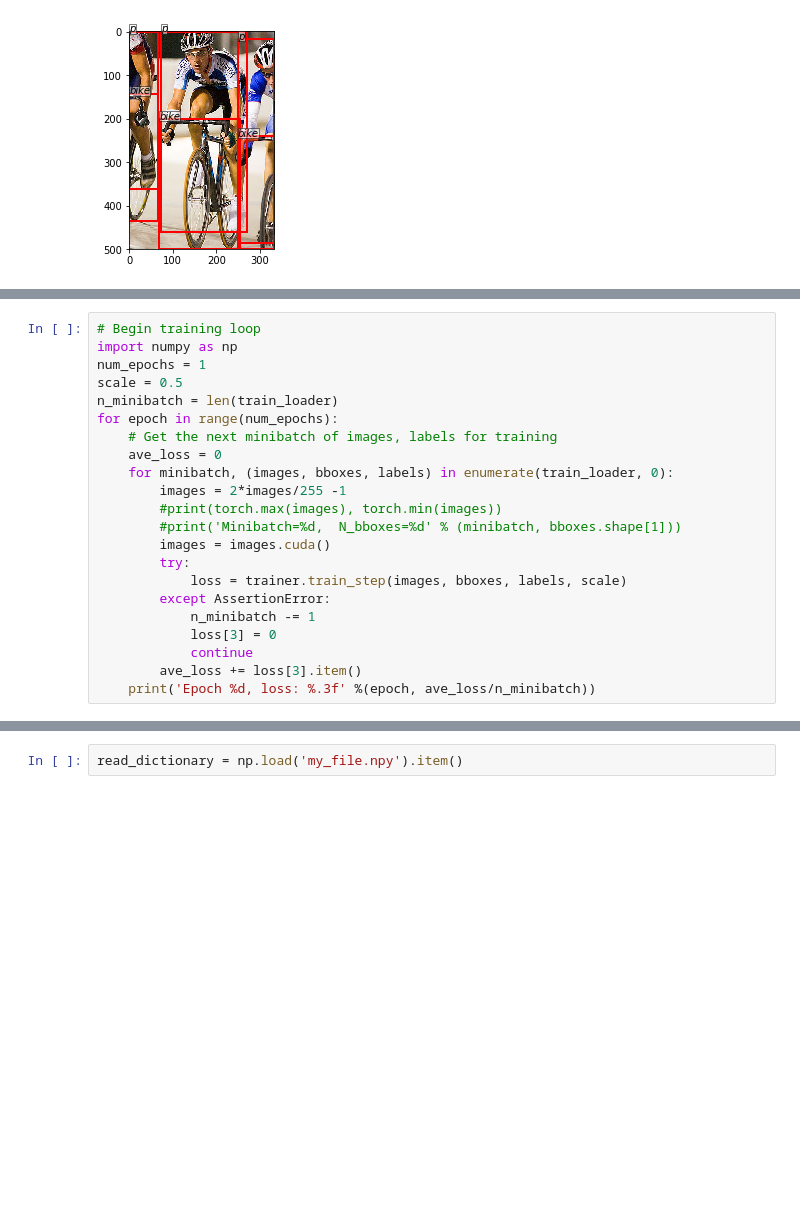
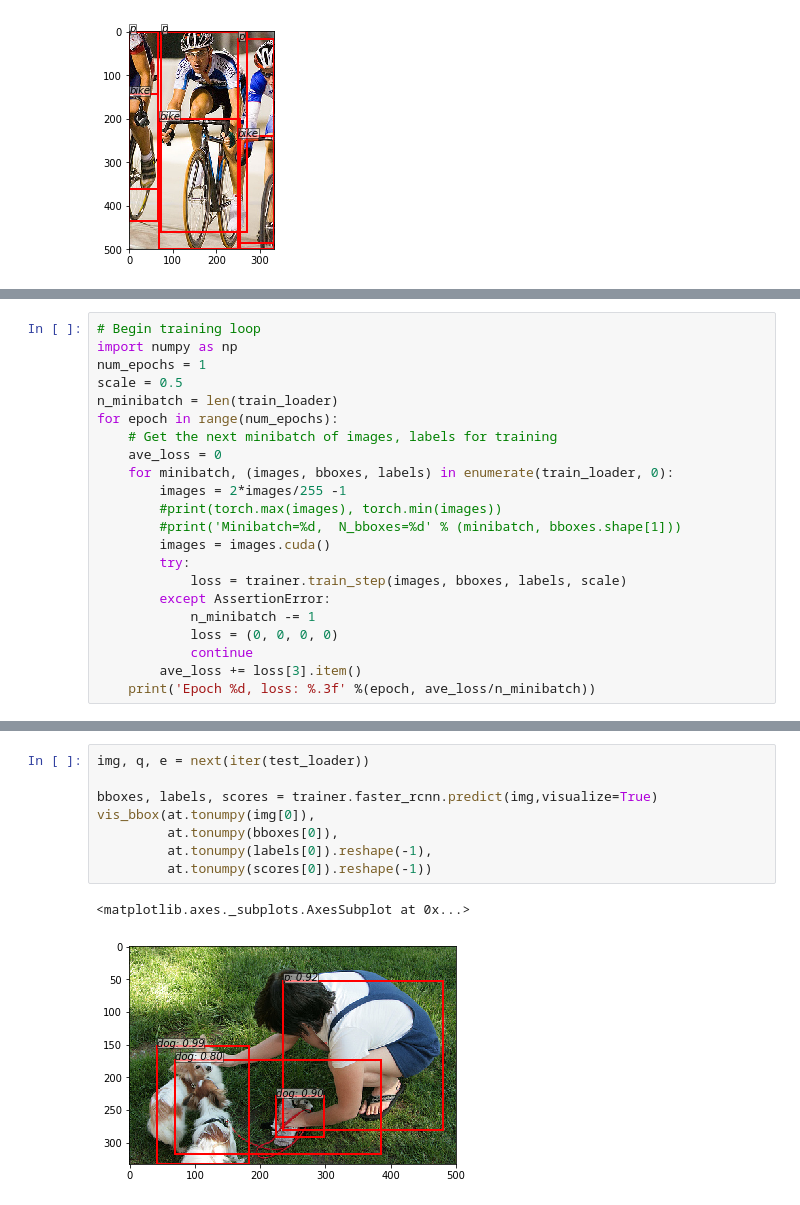
Before and after one commit to JahyaBurke/ECE285_Sauvage_Object_Detection, a Jupyter notebook: RCNN_Model_Training.ipynb, the cells around one changed output, grey strips where cells are left out. Drawn from its saved outputs; the diff is of its cells as text; blank space fills up the shorter version.

Commit message:
re add test file

```diff
--- a/RCNN_Model_Training.ipynb
+++ b/RCNN_Model_Training.ipynb
@@ -82,7 +82,7 @@ for epoch in range(num_epochs):
             loss = trainer.train_step(images, bboxes, labels, scale)
         except AssertionError:
             n_minibatch -= 1
-            loss[3] = 0
+            loss = (0, 0, 0, 0)
             continue
         ave_loss += loss[3].item()
     print('Epoch %d, loss: %.3f' %(epoch, ave_loss/n_minibatch))
@@ -110,2 +111,11 @@ np.save('label_reverse_map.npy', label_reverse_map)
-# %%
-read_dictionary = np.load('my_file.npy').item()
+# %%
+img, q, e = next(iter(test_loader))
+
+bboxes, labels, scores = trainer.faster_rcnn.predict(img,visualize=True)
+vis_bbox(at.tonumpy(img[0]),
+         at.tonumpy(bboxes[0]),
+         at.tonumpy(labels[0]).reshape(-1),
+         at.tonumpy(scores[0]).reshape(-1))
+# %% [output]
+<matplotlib.axes._subplots.AxesSubplot at 0x...>
+[figure, added]
```
Also changed, not shown: parts of 4 cells of this notebook, 3 other files.
